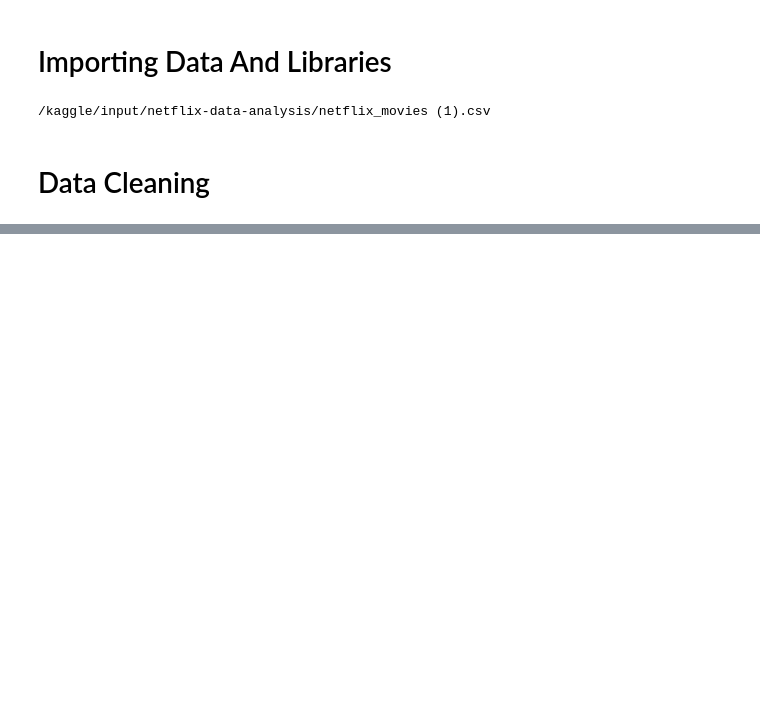
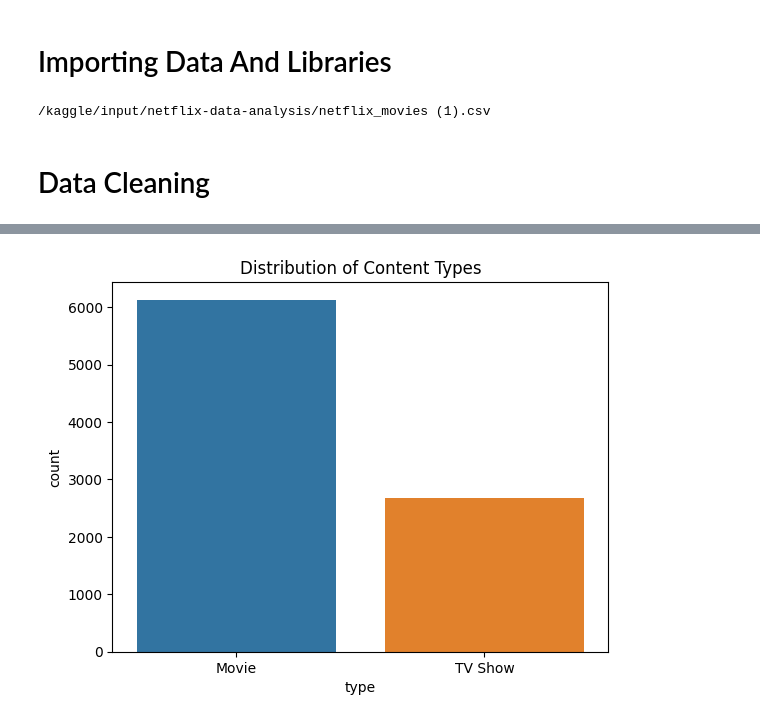
Before and after one commit to kumawatmanish05/Netflix_Data_Analysis, a Jupyter notebook: netflix-data-analysis.ipynb, the cells around one changed output, grey strips where cells are left out. Drawn from its saved outputs; the diff is of its cells as text; code cells hidden in the pictures; blank space fills up the shorter version.

```diff
--- a/netflix-data-analysis.ipynb
+++ b/netflix-data-analysis.ipynb
@@ -34,0 +62,7 @@ content_df = pd.read_csv(r'/kaggle/input/netflix-data-analysis/netflix_movies (1
+# %%
+# Distribution of Content Types
+sns.countplot(x='type', data=content_df)
+plt.title('Distribution of Content Types')
+plt.show()
+# %% [output]
+[figure, added]
```
Also changed, not shown: parts of 15 cells of this notebook.
